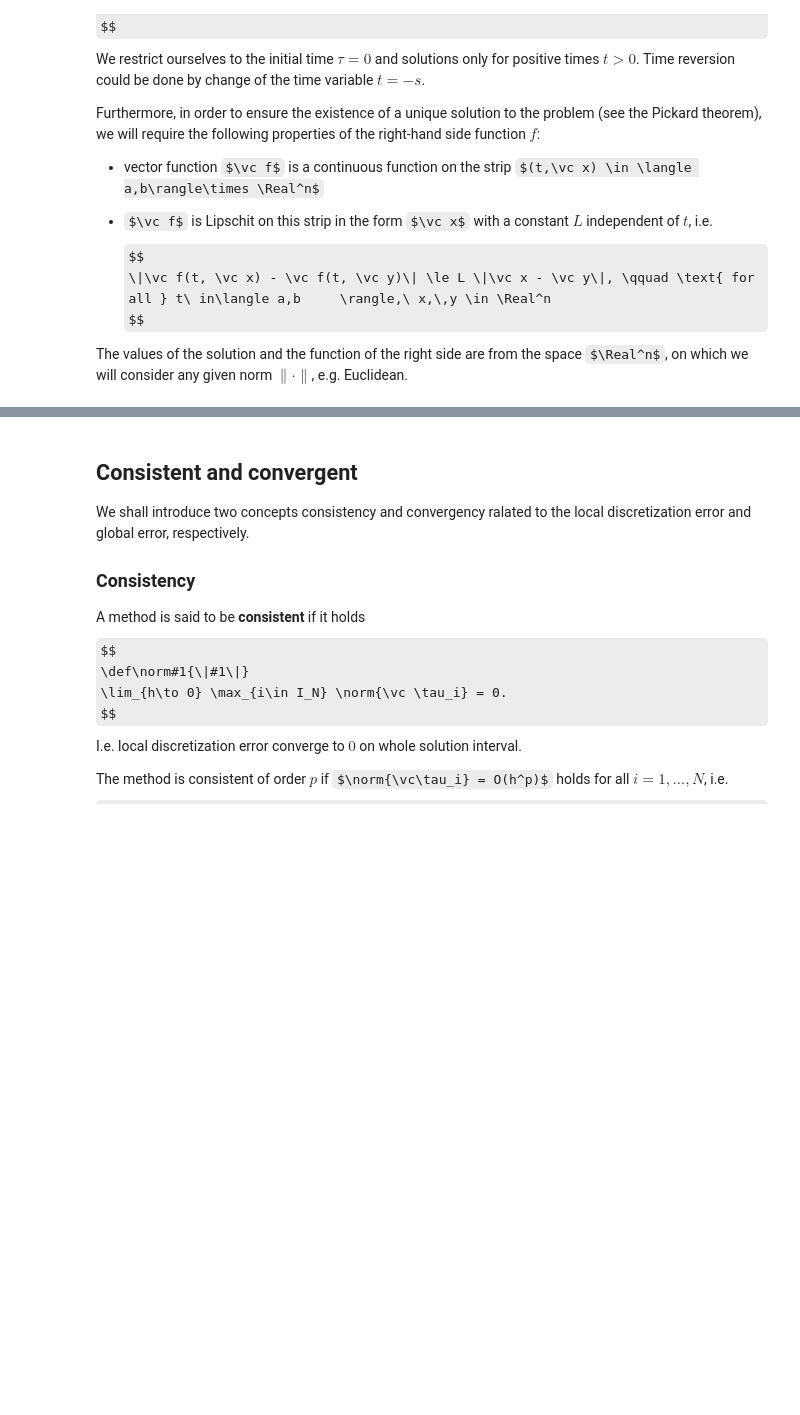
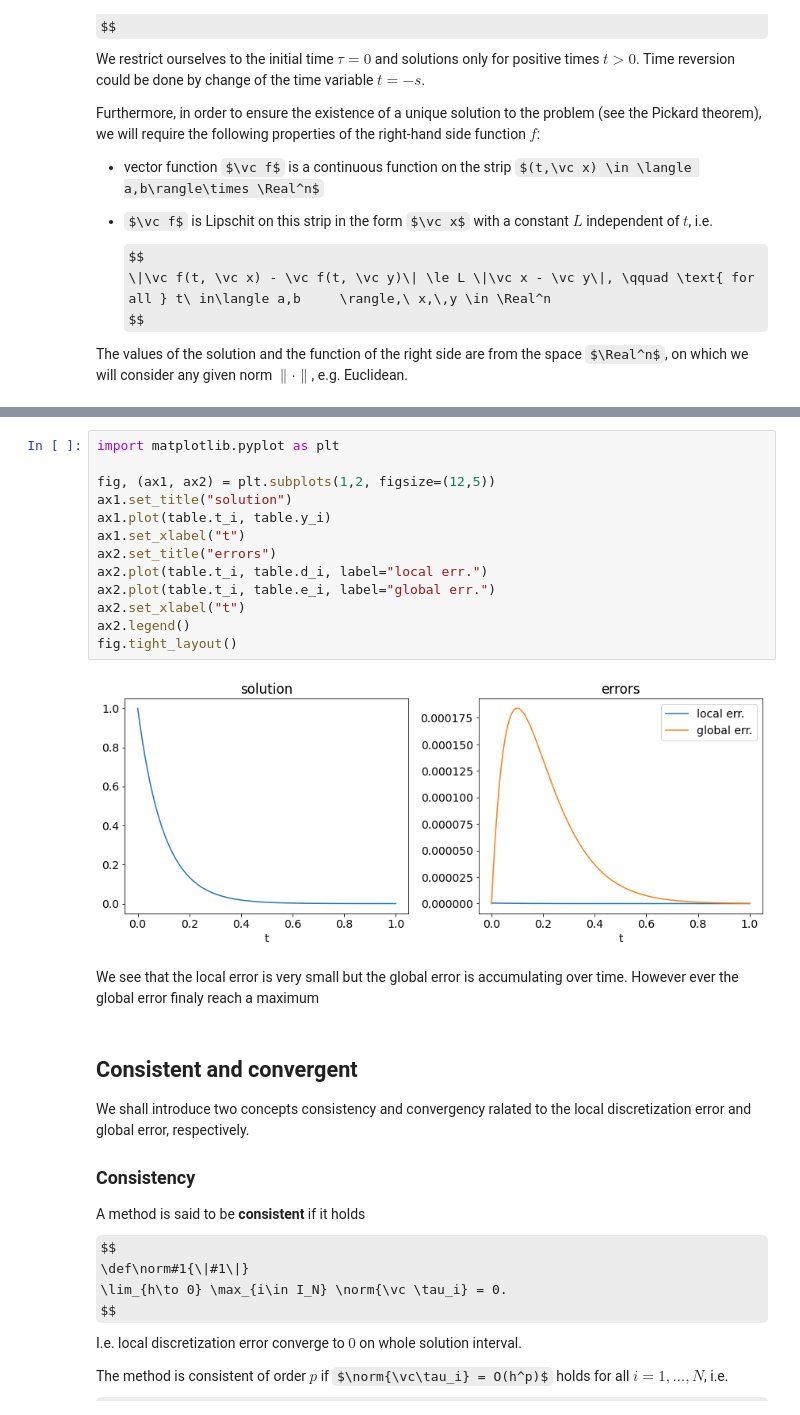
Before and after one commit to jbrezmorf/ODE_course, a Jupyter notebook: jupyter notebooks/04 - Numerical methods (Euler's method).ipynb, the cells around one changed output, grey strips where cells are left out. Saved outputs shown, nothing was run; the diff lists cells and outputs as text; some formulas as TeX source; blank space fills up the shorter version.

```diff
--- a/jupyter notebooks/04 - Numerical methods (Euler's method).ipynb
+++ b/jupyter notebooks/04 - Numerical methods (Euler's method).ipynb
@@ -198,3 +208,20 @@ table
+# %%
+import matplotlib.pyplot as plt
+
+fig, (ax1, ax2) = plt.subplots(1,2, figsize=(12,5))
+ax1.set_title("solution")
+ax1.plot(table.t_i, table.y_i)
+ax1.set_xlabel("t")
+ax2.set_title("errors")
+ax2.plot(table.t_i, table.d_i, label="local err.")
+ax2.plot(table.t_i, table.e_i, label="global err.")
+ax2.set_xlabel("t")
+ax2.legend()
+fig.tight_layout()
+# %% [output]
+[figure, added]
+# %% [markdown]
+We see that the local error is very small but the global error is accumulating over time. However ever the global error finaly reach a maximum
 # %% [markdown]
 ## Consistent and convergent
 We shall introduce two concepts consistency and convergency ralated to the local discretization error and global error, respectively.
```
Also changed, not shown: parts of 7 cells of this notebook.
